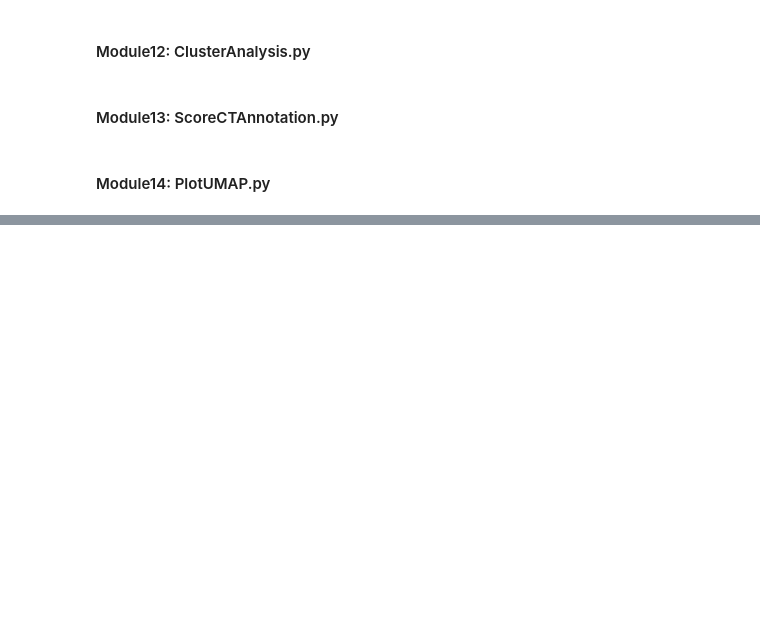
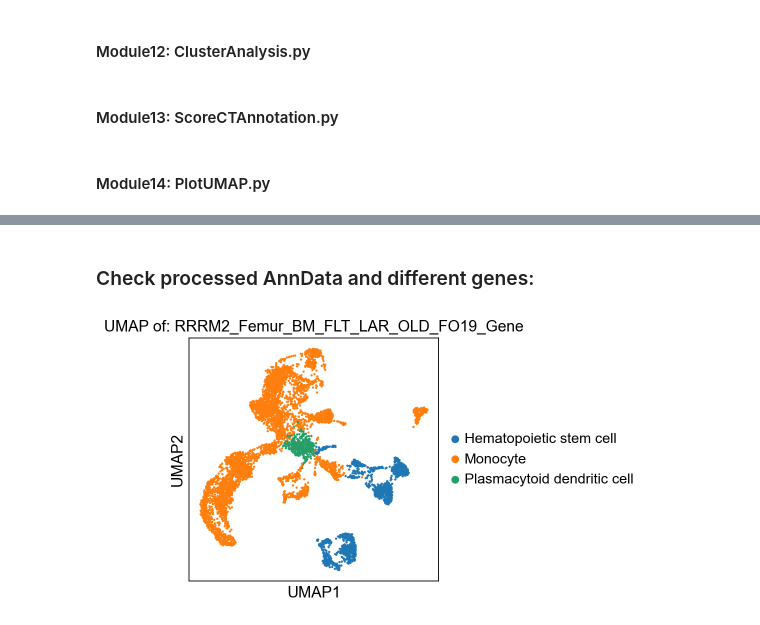
Before and after one commit to komendien/scRNAseq_Mmus_DP, a Jupyter notebook: KK_downstream_scRNAseq.ipynb, the cells around one changed output, grey strips where cells are left out. Drawn from its saved outputs; the diff is of its cells as text; code cells hidden in the pictures; blank space fills up the shorter version.

```diff
--- a/KK_downstream_scRNAseq.ipynb
+++ b/KK_downstream_scRNAseq.ipynb
@@ -661,0 +680,6 @@ def PlotUMAP(color, save_data= False):
+# %% [markdown]
+### Check processed AnnData and different genes:
+# %%
+PlotUMAP("scoreCT")
+# %% [output]
+[figure, added]
```
Also changed, not shown: parts of 16 cells of this notebook, 1 other file.
